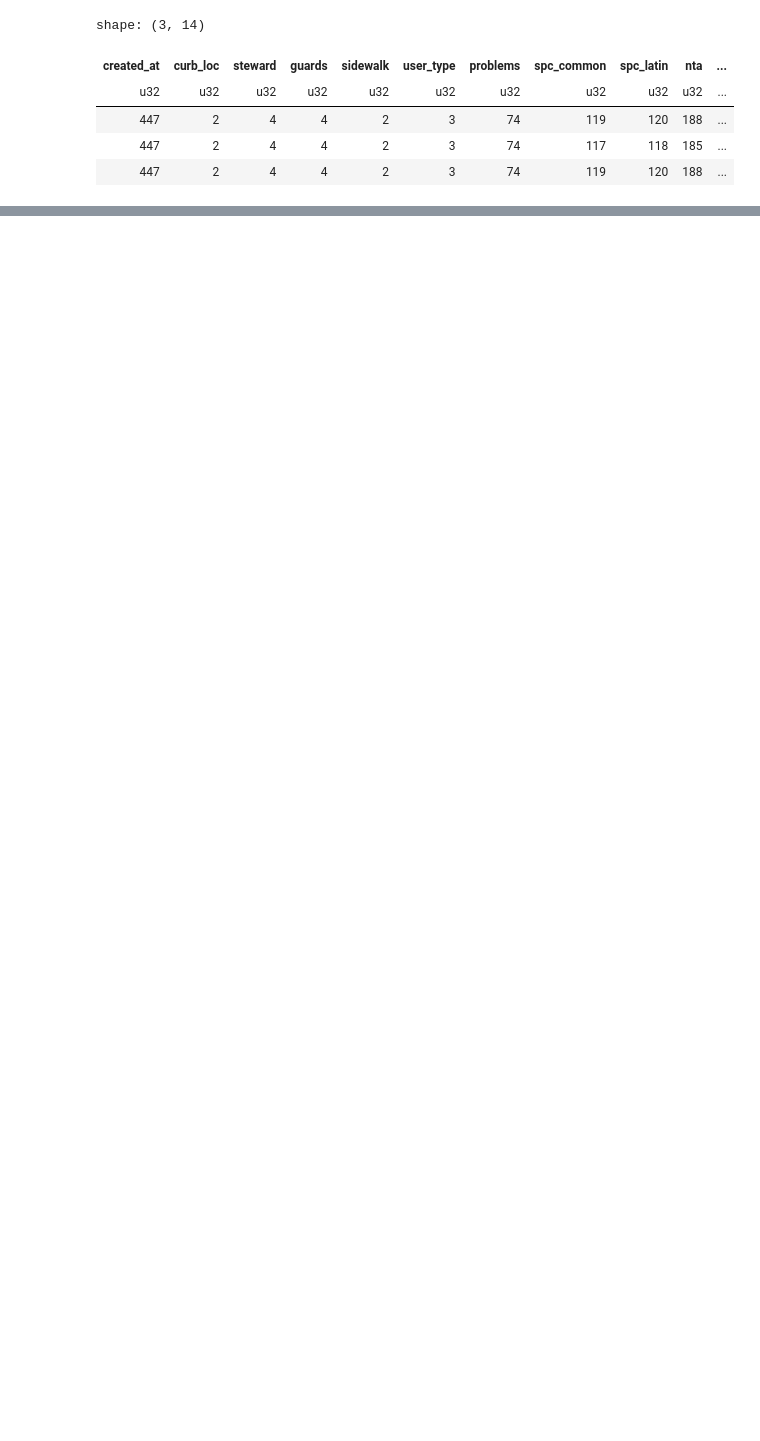
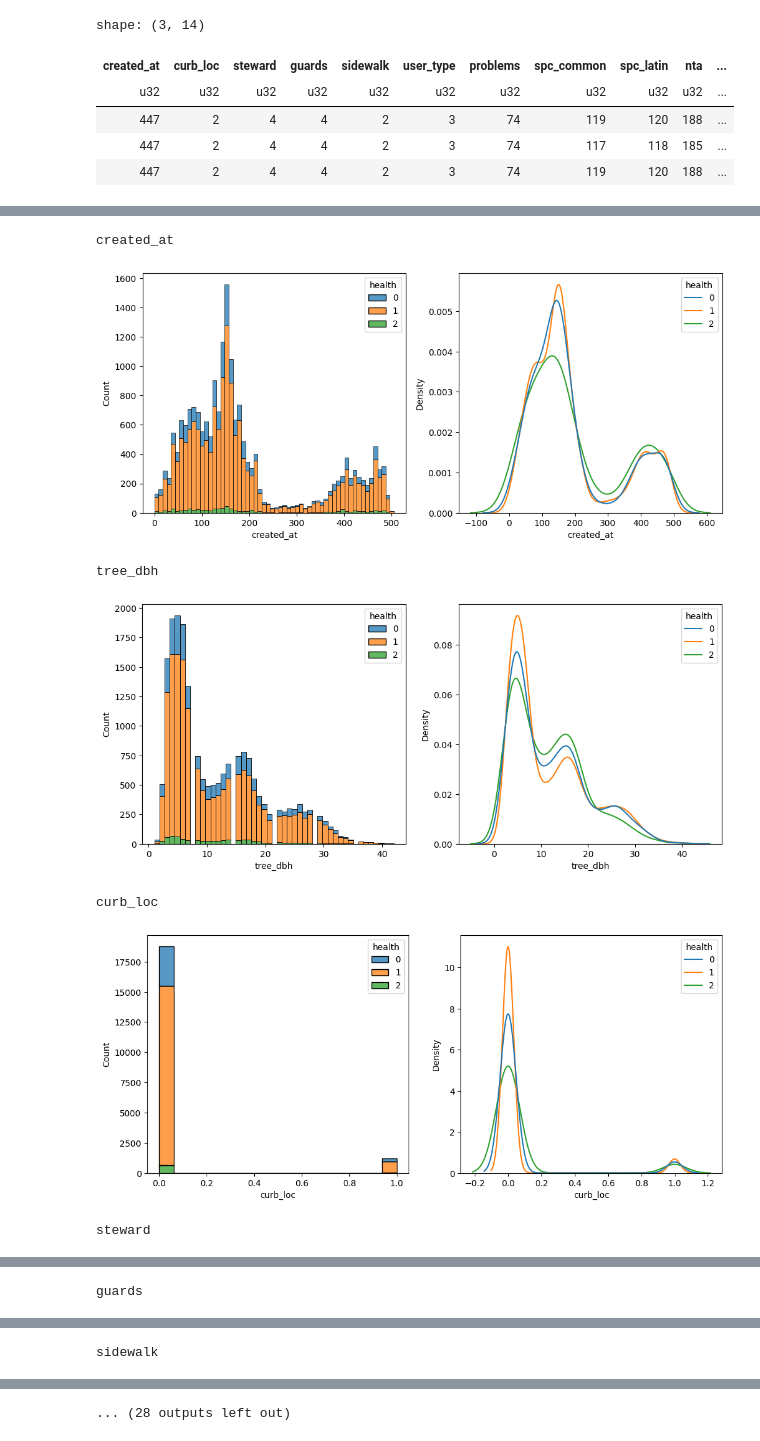
Before and after one commit to nkai8102/green, a Jupyter notebook: 00_eda.ipynb, the cells around one changed output, grey strips where cells are left out. Drawn from its saved outputs; the diff is of its cells as text; code cells hidden in the pictures; blank space fills up the shorter version.

```diff
--- a/00_eda.ipynb
+++ b/00_eda.ipynb
@@ -21,0 +52,21 @@ shape: (3, 14)
+# %%
+from visualize_distribution import visualize_distribution
+
+train_feat = pl.read_csv("feat/feat_train_feat00.csv")
+test_feat = pl.read_csv("feat/feat_test_feat00.csv")
+
+# 説明変数のカラム
+cols_exp = [c for c in test_feat.columns if c != "idx"]
+
+hue = "health"
+for x in cols_exp:
+    print(x)
+    visualize_distribution(train_feat, x, hue)
+# %% [output]
+created_at
+[figure, added]
+tree_dbh
+[figure, added]
+curb_loc
+[figure, added]
+steward
@@ -21,0 +74 @@ shape: (3, 14)
+guards
@@ -21,0 +76 @@ shape: (3, 14)
+sidewalk
@@ -21,0 +78 @@ shape: (3, 14)
+... (28 outputs left out)
```
Also changed, not shown: parts of 4 cells of this notebook, 3 other files.
